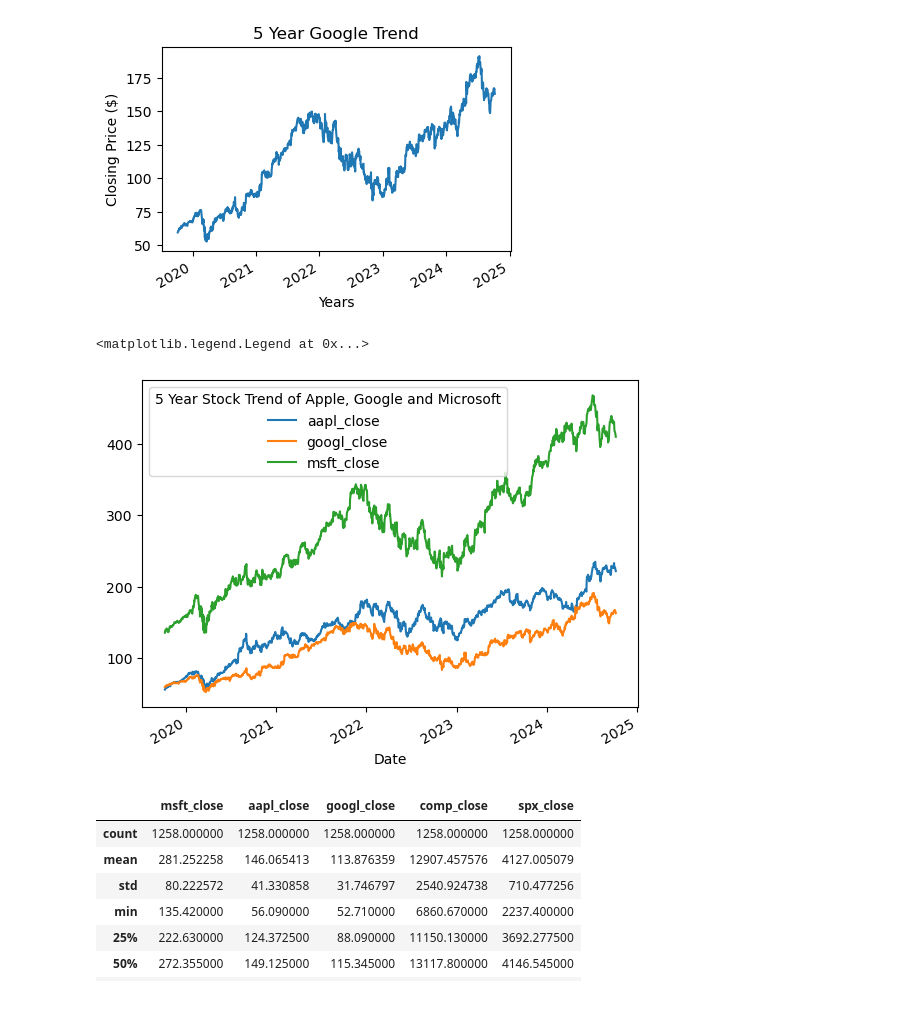
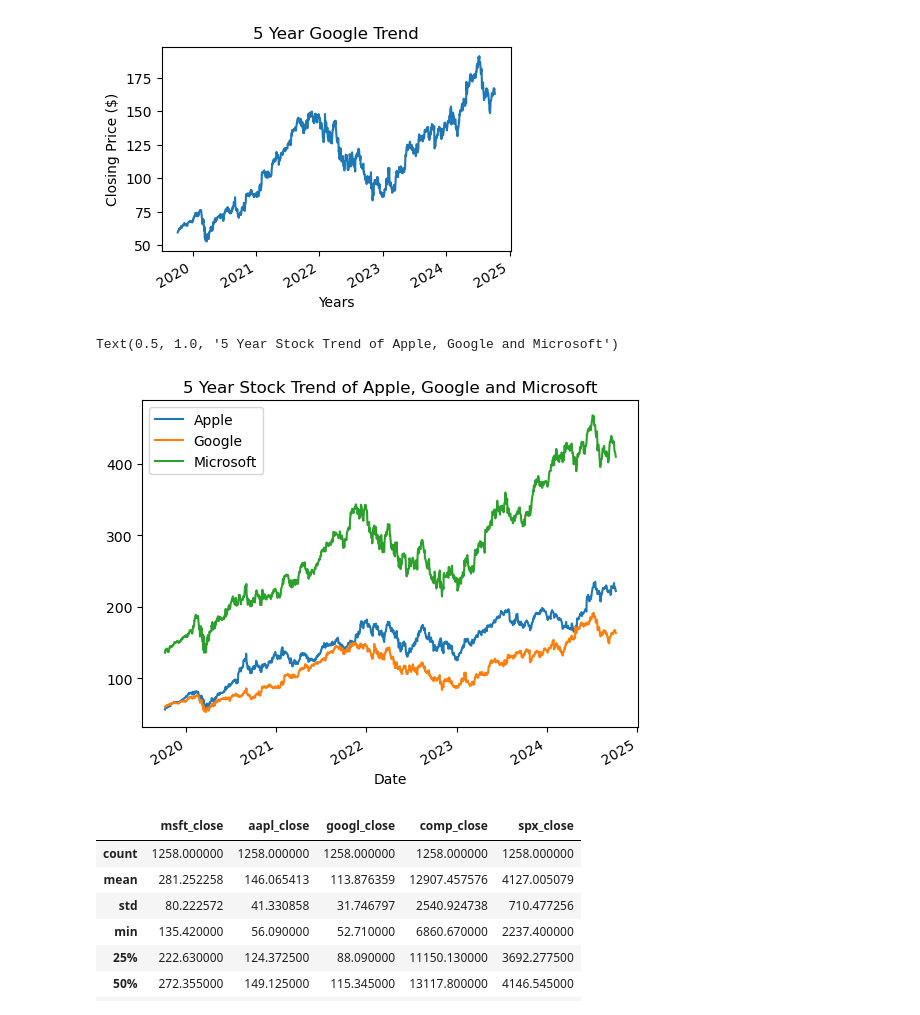
Before and after one commit to Pete1001/Tech_stock_analysis, a Jupyter notebook: Tech_stock_analysis.ipynb, the cells around one changed output. Saved outputs shown, nothing was run; the diff lists cells and outputs as text; code cells hidden in the pictures.

Commit message:
10/18/2025 Update - update chart legends

```diff
--- a/Tech_stock_analysis.ipynb
+++ b/Tech_stock_analysis.ipynb
@@ -248,13 +248,14 @@ plt.savefig('Resources/googl5yr.png')
 # %%
 # Plot historical trends of the 3 tech stocks, along with calculating mean & standard deviation (see pg 7 of the powerpoint)
 
-merged_df['aapl_close' ].plot()
-merged_df['googl_close'].plot()
-merged_df['msft_close'].plot()
-plt.legend(title = '5 Year Stock Trend of Apple, Google and Microsoft')
+merged_df['aapl_close' ].plot(label= "Apple")
+merged_df['googl_close'].plot(label= 'Google')
+merged_df['msft_close'].plot(label='Microsoft')
+plt.legend()
+plt.title('5 Year Stock Trend of Apple, Google and Microsoft')
 # %% [output]
-<matplotlib.legend.Legend at 0x...>
+Text(0.5, 1.0, '5 Year Stock Trend of Apple, Google and Microsoft')
-[figure, old version]
+[figure, new version]
 # %%
 # Plot historical trends of the 3 tech stocks, along with calculating mean & standard deviation (see pg 7 of the powerpoint)
 # calculate mean & standard deviation
```
Also changed, not shown: parts of 27 cells of this notebook, 11 other files.
